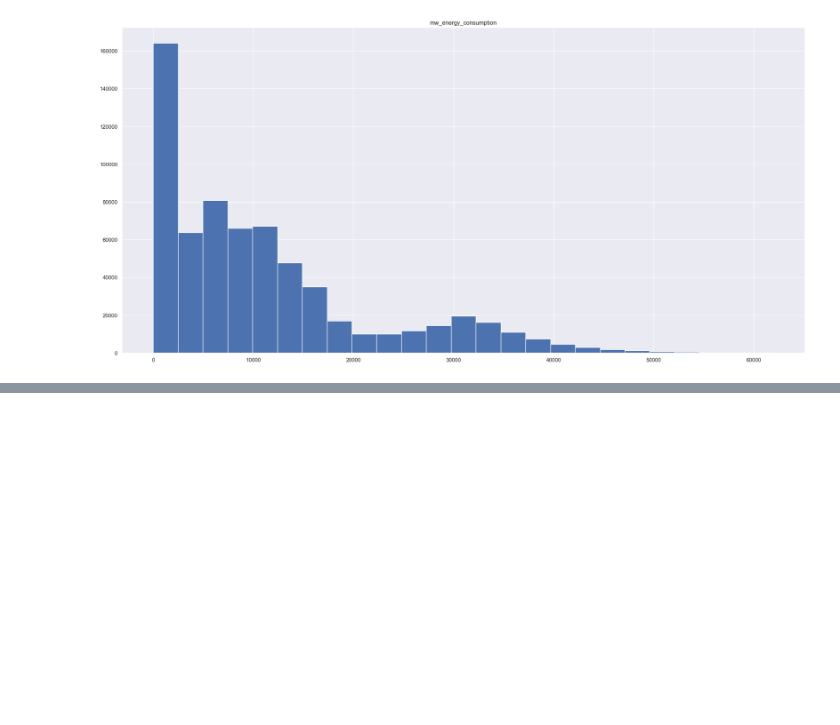
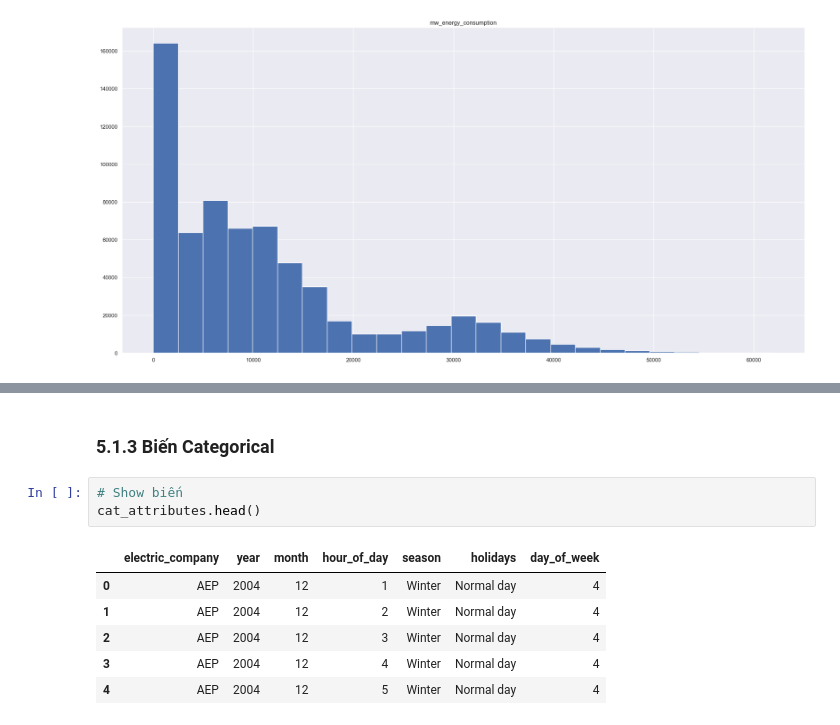
Before and after one commit to tranchienthang30/BTL_DataScience, a Jupyter notebook: Energy_Consumption.ipynb, the cells around one changed output, grey strips where cells are left out. Drawn from its saved outputs; the diff is of its cells as text; blank space fills up the shorter version.

```diff
--- a/Energy_Consumption.ipynb
+++ b/Energy_Consumption.ipynb
@@ -705,0 +716,12 @@ array([[<Axes: title={'center': 'mw_energy_consumption'}>]], dtype=object)
+# %% [markdown]
+### 5.1.3 Biến Categorical
+# %%
+# Show biến
+cat_attributes.head()
+# %% [output]
+|  | electric_company | year | month | hour_of_day | season | holidays | day_of_week |
+| 0 | AEP | 2004 | 12 | 1 | Winter | Normal day | 4 |
+| 1 | AEP | 2004 | 12 | 2 | Winter | Normal day | 4 |
+| 2 | AEP | 2004 | 12 | 3 | Winter | Normal day | 4 |
+| 3 | AEP | 2004 | 12 | 4 | Winter | Normal day | 4 |
+| 4 | AEP | 2004 | 12 | 5 | Winter | Normal day | 4 |
```
Also changed, not shown: parts of 4 cells of this notebook.
